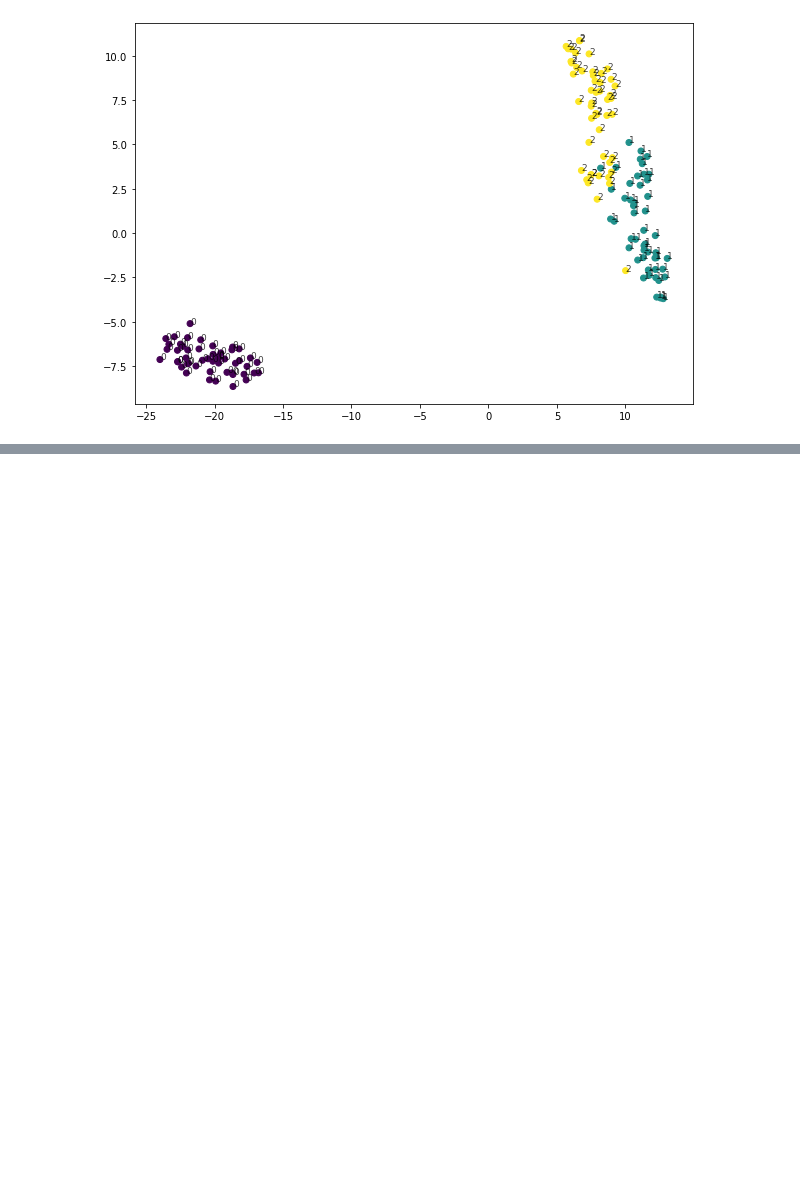
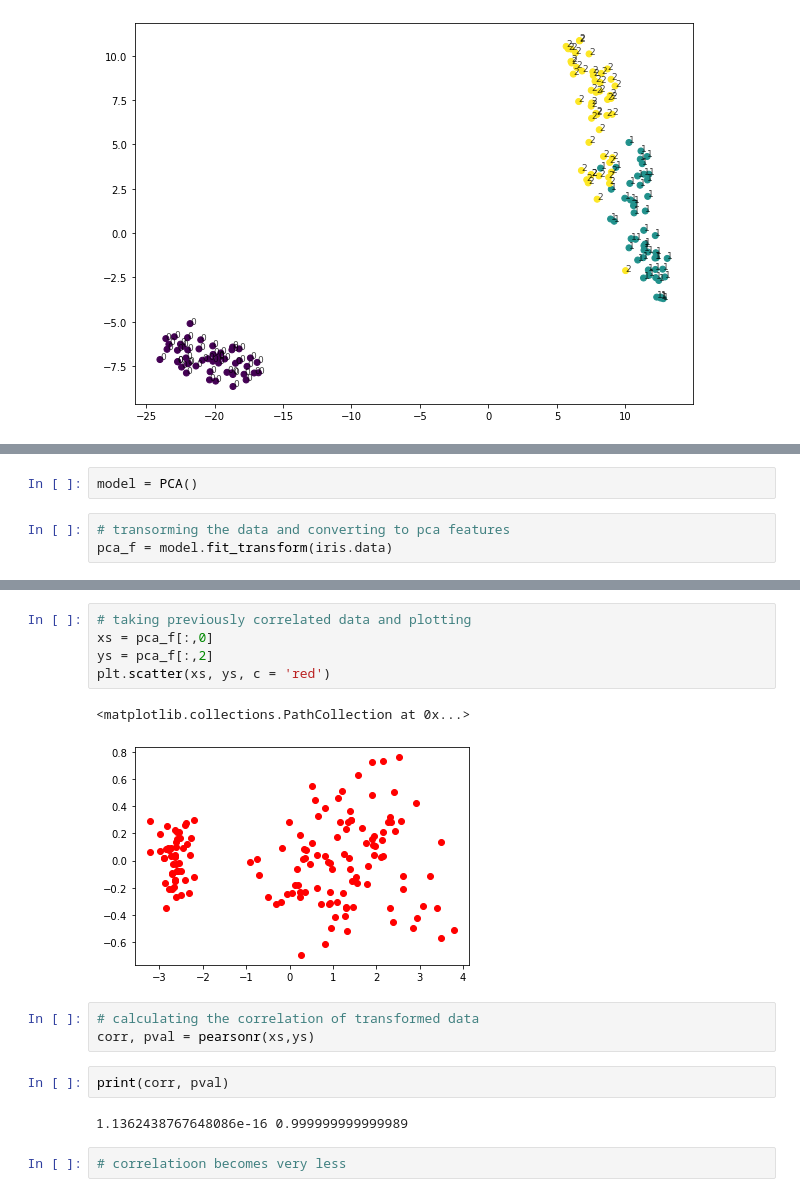
Before and after one commit to AkhilVinayakp/machine_Learning_Algorithms_python, a Jupyter notebook: ml_camp/unsuper.ipynb, the cells around one changed output, grey strips where cells are left out. Drawn from its saved outputs; the diff is of its cells as text; blank space fills up the shorter version.

```diff
--- a/ml_camp/unsuper.ipynb
+++ b/ml_camp/unsuper.ipynb
@@ -352,0 +390,5 @@ plt.show()
+# %%
+model = PCA()
+# %%
+# transorming the data and converting to pca features
+pca_f = model.fit_transform(iris.data)
@@ -352,0 +399,17 @@ plt.show()
+# %%
+# taking previously correlated data and plotting
+xs = pca_f[:,0]
+ys = pca_f[:,2]
+plt.scatter(xs, ys, c = 'red')
+# %% [output]
+<matplotlib.collections.PathCollection at 0x...>
+[figure, added]
+# %%
+# calculating the correlation of transformed data
+corr, pval = pearsonr(xs,ys)
+# %%
+print(corr, pval)
+# %% [output]
+1.1362438767648086e-16 0.999999999999989
+# %%
+# correlatioon becomes very less
```
Also changed, not shown: parts of 21 cells of this notebook.
